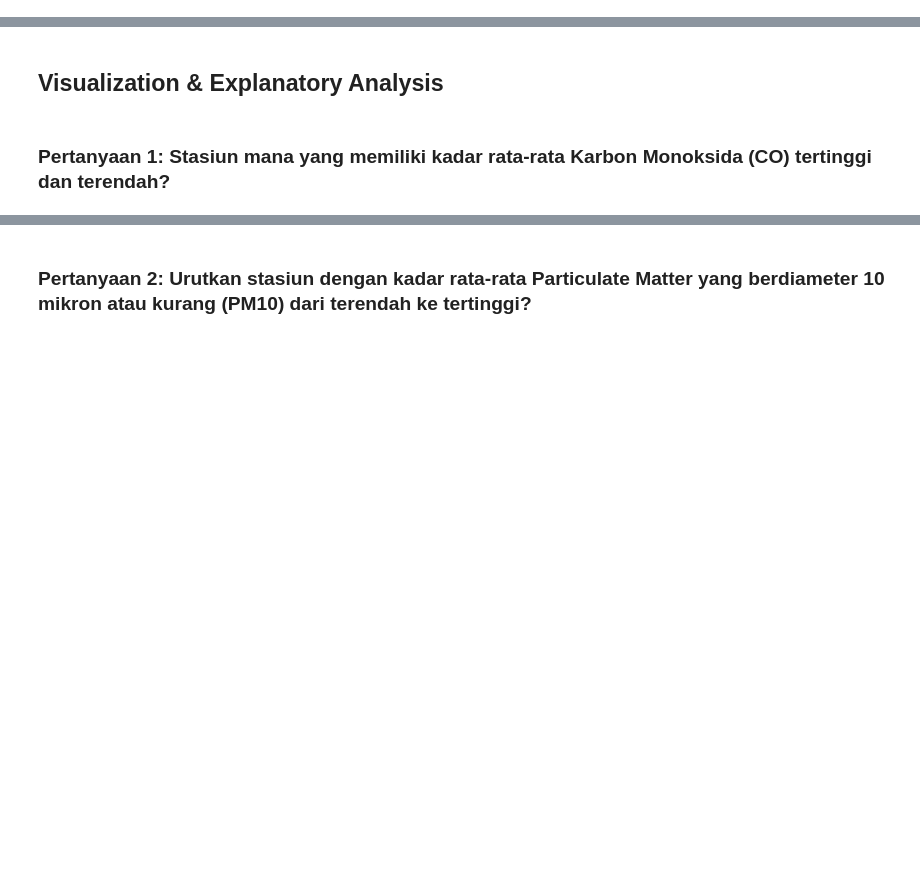
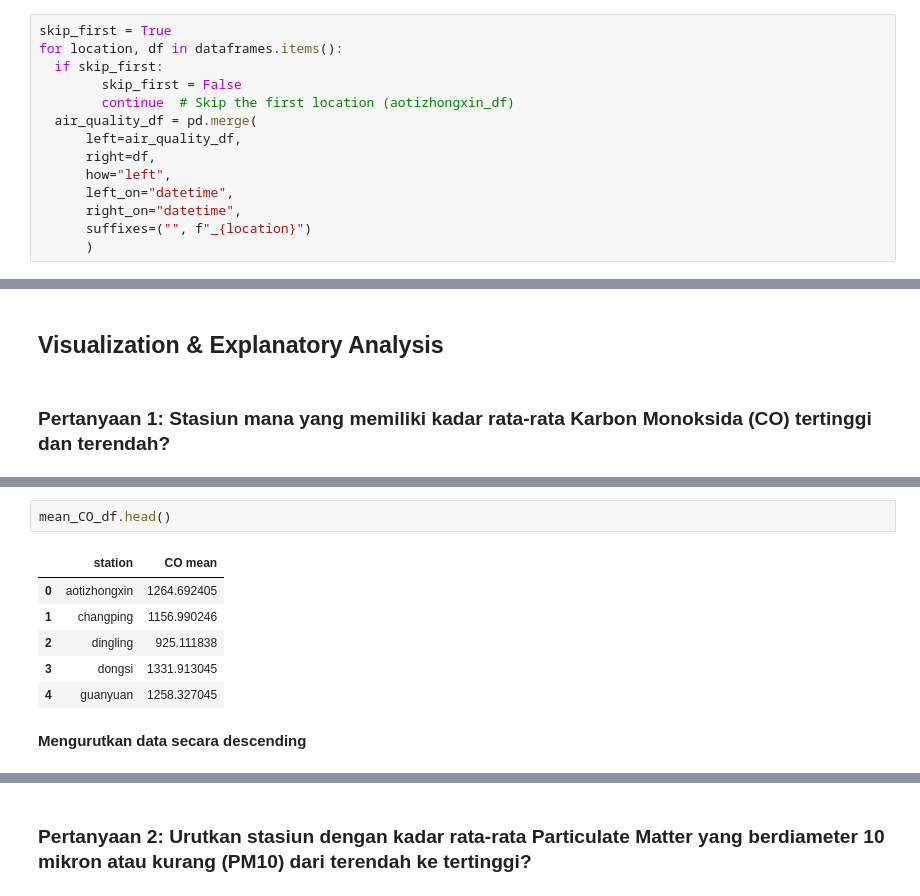
Before and after one commit to iamfeizal/Air-Quality-Visualization-Station, a Jupyter notebook: Air_Quality_Visualization.ipynb, the cells around one changed output, grey strips where cells are left out. Cells and saved outputs as stored; diff of their text form; blank space fills up the shorter version.

```diff
--- a/Air_Quality_Visualization.ipynb
+++ b/Air_Quality_Visualization.ipynb
@@ -744,0 +767,14 @@ for location, df in dataframes.items():
+# %%
+skip_first = True
+for location, df in dataframes.items():
+  if skip_first:
+        skip_first = False
+        continue  # Skip the first location (aotizhongxin_df)
+  air_quality_df = pd.merge(
+      left=air_quality_df,
+      right=df,
+      how="left",
+      left_on="datetime",
+      right_on="datetime",
+      suffixes=("", f"_{location}")
+      )
@@ -831 +864,12 @@ datetime
+# %%
+mean_CO_df.head()
+# %% [output]
+|  | station | CO mean |
+| 0 | aotizhongxin | 1264.692405 |
+| 1 | changping | 1156.990246 |
+| 2 | dingling | 925.111838 |
+| 3 | dongsi | 1331.913045 |
+| 4 | guanyuan | 1258.327045 |
+# %% [markdown]
+**Mengurutkan data secara descending**
 # %%
```
Also changed, not shown: parts of 75 cells of this notebook, 8 other files.
